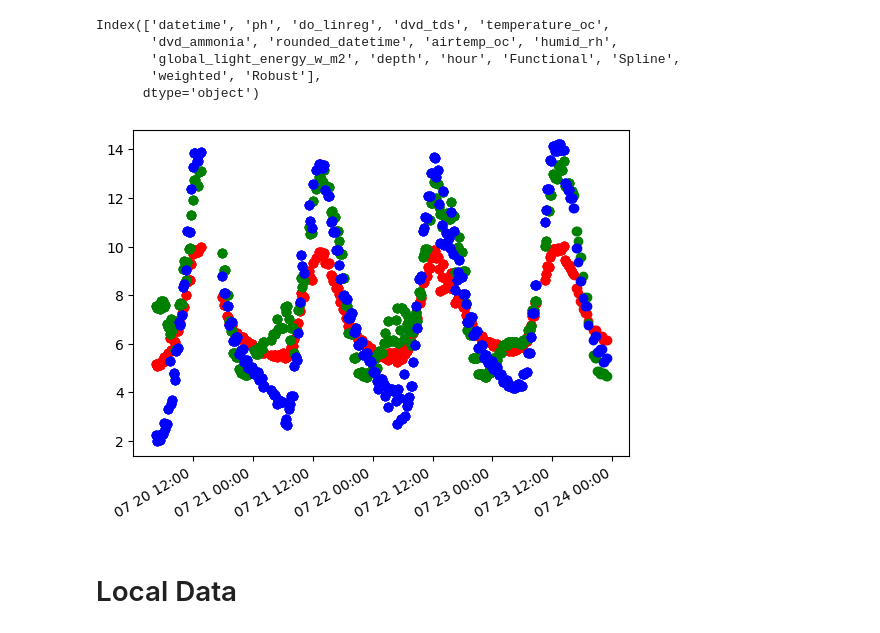
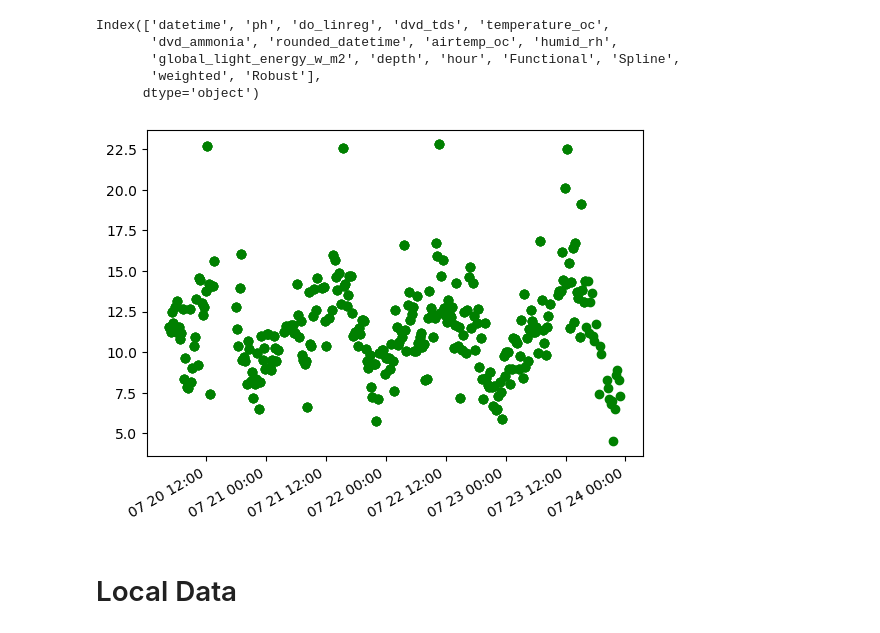
Before and after one commit to NawidT/morefish-ml, a Jupyter notebook: training/do_training.ipynb, the cells around one changed output. Cells and saved outputs as stored; diff of their text form; code cells hidden in the pictures.

```diff
--- a/training/do_training.ipynb
+++ b/training/do_training.ipynb
@@ -108,7 +108,7 @@ X_train,X_test,y_train,y_test = train_test_split(test[['global_light_energy_w_m2
         test['dissolved_oxygen_mg_l'], test_size=0.15)
 
 big_X_train, big_X_test, big_y_train, big_y_test = train_test_split(big_df[['global_light_energy_w_m2', 'ph', 'temperature_oc', 'humid_rh', 'airtemp_oc','depth', 'hour']],
-        combined['dissolved_oxygen_mg_l'], test_size=0.15)
+        big_df['dissolved_oxygen_mg_l'], test_size=0.15)
 # %% [output]
 Index(['datetime', 'dissolved_oxygen_mg_l', 'depth', 'temperature_oc',
        'airtemp_oc', 'humid_rh', 'global_light_energy_w_m2', 'hour', 'ph'],
@@ -717,39 +729,39 @@ df['Robust'] = y_pred
 y_pred = svm_spline.predict(x_train)
 df['Spline'] = y_pred
 
 # y_pred = custom_stacking_predict(x_train, weights={'svm_spline': 5, 'svm_robust': 2, 'model': 3})
 # y_pred = svm_stack.predict(x_train)
 # df['clfstack'] = y_pred
 
 #y_pred = ridgecv.predict(mlp.predict(get_mlp_fitted(x_train)).reshape(-1, 1))
 #df['MLP_RidgeCV'] = y_pred
 
 # y_pred = ridgecv.predict(get_mlp_fitted(x_train))
 # df['RidgeCV'] = y_pred
 
-y_pred = mlp.predict(get_mlp_fitted(x_train))
-df['MLP'] = y_pred
+y_pred = ridgecv.predict(mlp.predict(get_mlp_fitted(x_train)).reshape(-1, 1))
+df['MLP+Ridge'] = y_pred
 
 y_pred = noCCpredict(x_train)
 df['current'] = y_pred
 
 
 fig, ax = plt.subplots()
 bet = df.loc[df['datetime'].between('2023-07-20', '2023-07-24')]
 
-ax.plot(bet['datetime'], bet['current'].astype(float), 'ro')
-ax.plot(bet['datetime'], bet['MLP'].astype(float), 'go')
-ax.plot(bet['datetime'], bet['RidgeCV'].astype(float), 'bo')
+# ax.plot(bet['datetime'], bet['current'].astype(float), 'ro')
+ax.plot(bet['datetime'], bet['MLP+Ridge'].astype(float), 'go')
+# ax.plot(bet['datetime'], bet['RidgeCV'].astype(float), 'bo')
 #ax.plot(bet['datetime'], bet['MLP_RidgeCV'].astype(float), 'yo')
 
 myFmt = DateFormatter("%m %d %H:%M")
 ax.xaxis.set_major_formatter(myFmt)
 
 ## Rotate date labels automatically
 fig.autofmt_xdate()
 plt.show()
 # %% [output]
-[figure, old version]
+[figure, new version]
 # %% [markdown]
 # Local Data
 # %%
```
Also changed, not shown: parts of 4 cells of this notebook, 1 other file.
